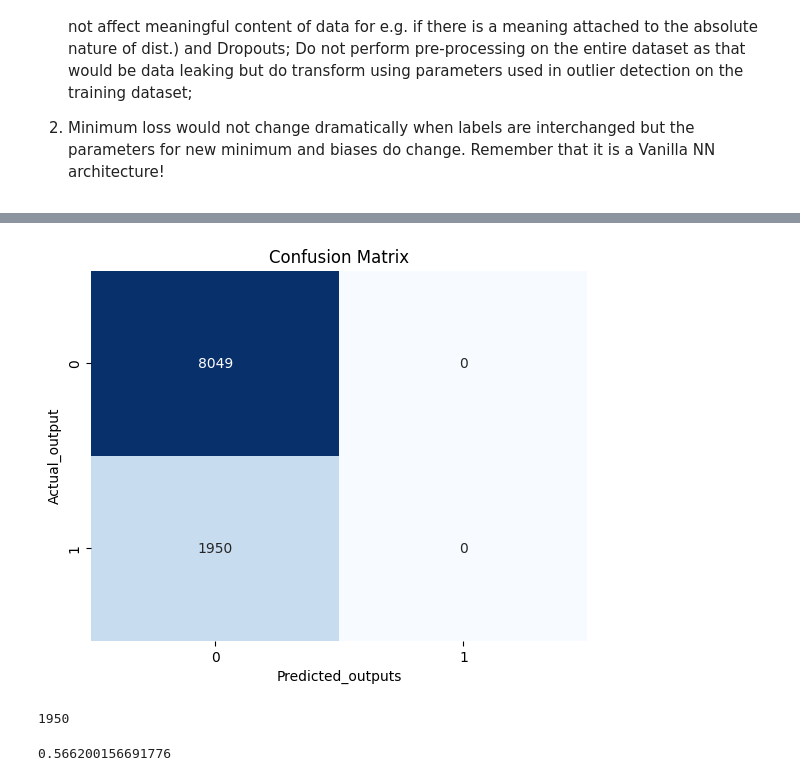
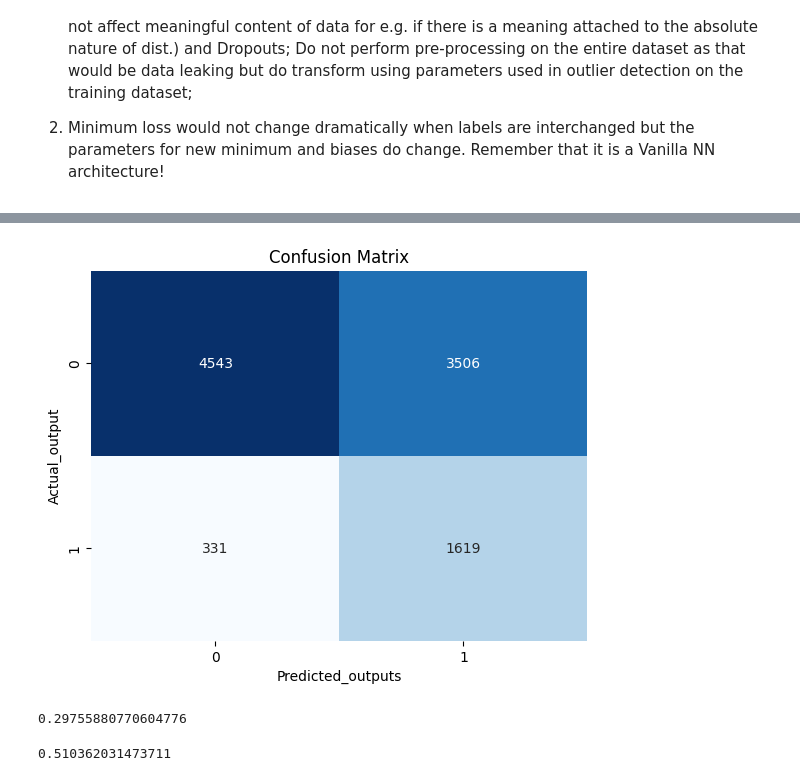
Before and after one commit to Arpit2089/24075011-CSOC-IG, a Jupyter notebook: Neural_Network_with_Numpy.ipynb, the cells around one changed output, grey strips where cells are left out. Cells and saved outputs as stored; diff of their text form; code cells hidden in the pictures.

```diff
--- a/Neural_Network_with_Numpy.ipynb
+++ b/Neural_Network_with_Numpy.ipynb
@@ -127,8 +127,10 @@ class Layer:
 
 class Output_Layer(Layer):
 
-  def backward(self,alpha,y_batch):
-    self.grad_a=(self.activation-y_batch)
+  def backward(self,alpha,y_batch,imb_factor):
+    self.grad_a=-(imb_factor)*(1-self.activation)*(y_batch)+(2-imb_factor)*(self.activation)*(1-y_batch)
+
+    # self.grad_a=(self.activation-y_batch)
 
     # eps=1e-8
     # self.grad_a=np.empty(self.activation.shape)
@@ -165,8 +167,8 @@ class Neural_Network:
       output=self.layers[i].forward(output)
     return output
 
-  def back_prop(self,alpha,y_batch):
-    cur_grad_h=self.layers[len(self.layers)-1].backward(alpha,y_batch)
+  def back_prop(self,alpha,y_batch,imb_factor):
+    cur_grad_h=self.layers[len(self.layers)-1].backward(alpha,y_batch,imb_factor)
     for i in range(len(self.layers)-2,-1,-1):
       cur_grad_h=self.layers[i].backward(alpha,y_batch,cur_grad_h)
 
@@ -190,15 +192,15 @@ X=df
 y=target
 
 def Grad_descent(Neural_net,X,y):
-  alpha=0.06
+  alpha=0.04
   # alpha_in=0.1
   # alpha_min=1e-6
   eps=1e-8
   #Include for penalty for minority class misclassification
-  max_epochs=50
+  max_epochs=36
   nrows=df.index.size
   batch_size=64
-  # imb_factor=np.count_nonzero(y==0)/y.size
+  imb_factor=2*np.count_nonzero(y==0)/y.size
   indices=np.arange(X.shape[0])
   loss_progression=[]
   while max_epochs:
@@ -213,9 +215,12 @@ def Grad_descent(Neural_net,X,y):
       y_batch=y[i:i+batch_size]
       y_batch=y_batch.reshape(1,-1)
       predicted_output=Neural_net.prediction(X_batch)
-      loss+=-1*(y_batch*(np.log(predicted_output+eps))+(1-y_batch)*np.log(1-predicted_output+eps)).sum()
+      loss+=(-1)*((imb_factor)*y_batch*np.log(predicted_output+eps)+(2-imb_factor)*(1-y_batch)*(np.log(1-predicted_output))).sum()
+
+      # loss+=-1*(y_batch*(np.log(predicted_output+eps))+(1-y_batch)*np.log(1-predicted_output+eps)).sum()
+
       # loss+=(-1)*(y_batch*(imb_factor)*((1-predicted_output)**2)*(np.log(predicted_output+eps))+(1-imb_factor)*(1-y_batch)*((predicted_output)**2)*np.log(1-predicted_output+eps)).sum()
-      Neural_net.back_prop(alpha,y_batch)
+      Neural_net.back_prop(alpha,y_batch,imb_factor)
     loss/=nrows
     loss_progression.append(loss)
     print(f"Epoch: {max_epochs} Loss: {loss}")
@@ -233,5 +242,6 @@ plt.show()
 # %%
-from sklearn.metrics import confusion_matrix
+from sklearn.metrics import confusion_matrix, average_precision_score
+
 val_df=pd.read_csv('https://raw.githubusercontent.com/ksatola/Medical-Appointments-No-Shows/refs/heads/master/noshowappointments-kagglev2-may-2016.csv',skiprows=60000,nrows=10000)
 
 val_df.columns=pd.Series(['PatientId', 'AppointmentID', 'Gender', 'ScheduledDay',
@@ -266,19 +276,24 @@ for x in cols:
 target=np.array(val_df['No-show'])
 val_df=val_df.drop(columns=['No-show'])
 
+imb_factor=2*np.count_nonzero(y==0)/val_df.index.size
 eps=1e-8
 loss=0
 X=val_df
 y=target
+print(y.shape)
 
 predicted=[]
+pred_probabilities=[]
+
 for i in range(0,val_df.index.size,64):
   X_batch=X.iloc[i:i+64,:]
   y_batch=y[i:i+64]
   y_batch=y_batch.reshape(1,-1)
   predicted_output=Neural_net.prediction(X_batch)
   predicted.extend((predicted_output>=0.5).astype(int).flatten())
-  loss+=-1*(y_batch*(np.log(predicted_output+eps))+(1-y_batch)*np.log(1-predicted_output+eps)).sum()
+  pred_probabilities.extend(predicted_output.flatten())
+  loss+=-1*((imb_factor)*(y_batch)*(np.log(predicted_output+eps))+(2-imb_factor)*(1-y_batch)*np.log(1-predicted_output+eps)).sum()
 loss/=val_df.index.size
 
 print(f"Final Binary Cross-Entropy loss: {loss}")
@@ -291,4 +306,7 @@ plt.xlabel('Predicted_outputs')
 plt.ylabel('Actual_output')
 plt.title('Confusion Matrix')
 plt.show()
+
+pr_auc=average_precision_score(y,pred_probabilities)
+print(pr_auc)
 # %% [output]
@@ -298,5 +317,5 @@ Final Binary Cross-Entropy loss: 0.4534114663947763
-[figure, old version]
+[figure, new version]
-1950
+0.29755880770604776
 # %%
 test_df=pd.read_csv('https://raw.githubusercontent.com/ksatola/Medical-Appointments-No-Shows/refs/heads/master/noshowappointments-kagglev2-may-2016.csv',skiprows=50000,nrows=10000)
 
@@ -332,6 +351,7 @@ for x in cols:
 target=np.array(test_df['No-show'])
 test_df=test_df.drop(columns=['No-show'])
 
+imb_factor=2*np.count_nonzero(y==0)/test_df.index.size
 eps=1e-8
 loss=0
 X=test_df
@@ -342,8 +362,8 @@ for i in range(0,test_df.index.size,64):
   y_batch=y[i:i+64]
   y_batch=y_batch.reshape(1,-1)
   predicted_output=Neural_net.prediction(X_batch)
-  loss+=-1*(y_batch*(np.log(predicted_output+eps))+(1-y_batch)*np.log(1-predicted_output+eps)).sum()
+  loss+=-1*((imb_factor)*y_batch*(np.log(predicted_output+eps))+(2-imb_factor)*(1-y_batch)*np.log(1-predicted_output+eps)).sum()
 loss/=test_df.index.size
 print(loss)
 # %% [output]
-0.566200156691776
+0.510362031473711
```
Also changed, not shown: parts of 2 cells of this notebook.
